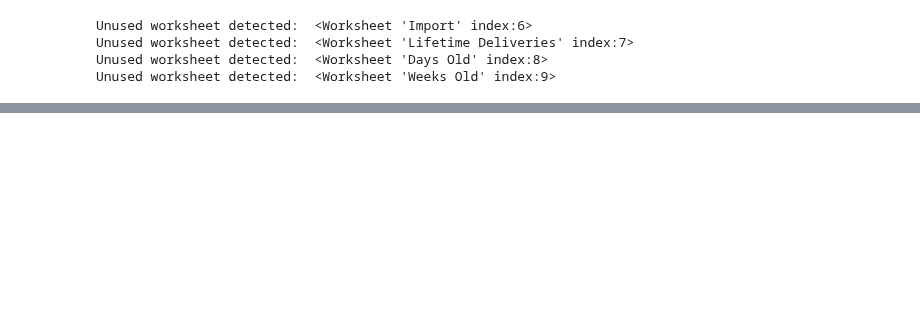
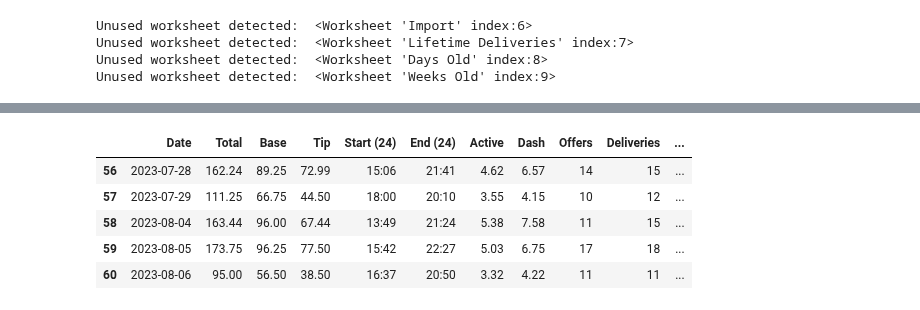
Before and after one commit to Crawford92/DeliveryData, a Jupyter notebook: stats.ipynb, the cells around one changed output, grey strips where cells are left out. Drawn from its saved outputs; the diff is of its cells as text; code cells hidden in the pictures; blank space fills up the shorter version.

```diff
--- a/stats.ipynb
+++ b/stats.ipynb
@@ -468,0 +622,9 @@ display(tempDF)
+# %%
+sheets_DaysDF.tail()
+# %% [output]
+|  | Date | Total | Base | Tip | Start (24) | End (24) | Active | Dash | Offers | Deliveries | ... |
+| 56 | 2023-07-28 | 162.24 | 89.25 | 72.99 | 15:06 | 21:41 | 4.62 | 6.57 | 14 | 15 | ... |
+| 57 | 2023-07-29 | 111.25 | 66.75 | 44.50 | 18:00 | 20:10 | 3.55 | 4.15 | 10 | 12 | ... |
+| 58 | 2023-08-04 | 163.44 | 96.00 | 67.44 | 13:49 | 21:24 | 5.38 | 7.58 | 11 | 15 | ... |
+| 59 | 2023-08-05 | 173.75 | 96.25 | 77.50 | 15:42 | 22:27 | 5.03 | 6.75 | 17 | 18 | ... |
+| 60 | 2023-08-06 | 95.00 | 56.50 | 38.50 | 16:37 | 20:50 | 3.32 | 4.22 | 11 | 11 | ... |
```
Also changed, not shown: parts of 16 cells of this notebook.
